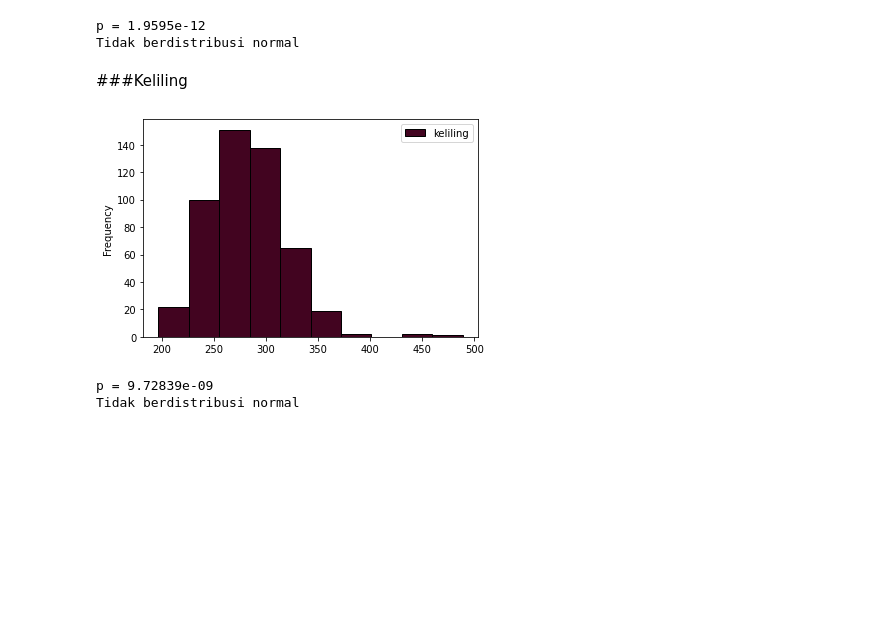
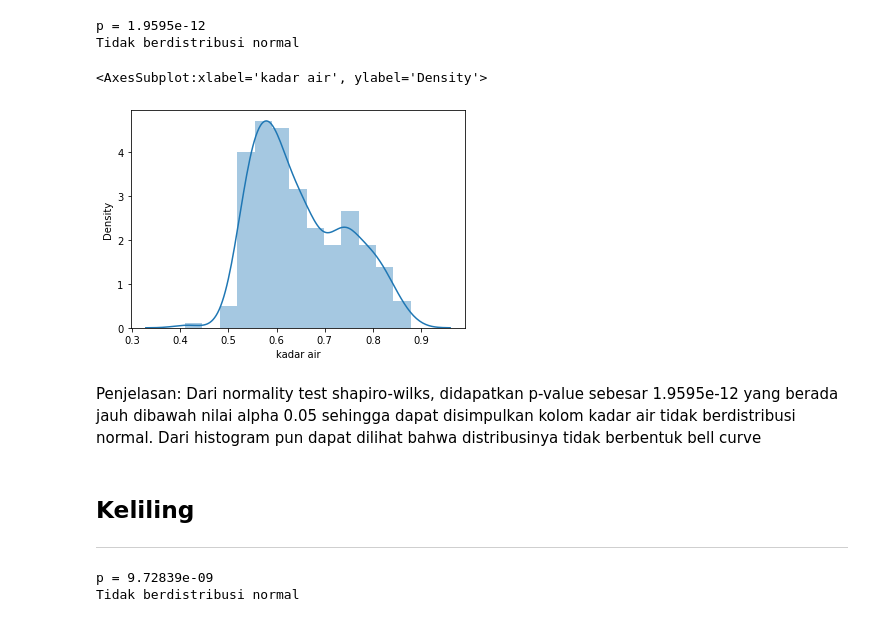
Before and after one commit to girvinjunod/TubesProbstat, a Jupyter notebook: 02_T1_IF2220_13519081.ipynb, the cells around one changed output. Saved outputs shown, nothing was run; the diff lists cells and outputs as text; code cells hidden in the pictures; blank space fills up the shorter version.

```diff
--- a/02_T1_IF2220_13519081.ipynb
+++ b/02_T1_IF2220_13519081.ipynb
@@ -488,13 +683,17 @@ else:
 # %% [output]
 p = 1.9595e-12
 Tidak berdistribusi normal
+# %%
+sns.distplot(gandum['kadar air'])
+# %% [output]
+<AxesSubplot:xlabel='kadar air', ylabel='Density'>
+[figure, added]
+# %% [markdown]
+Penjelasan:
+Dari normality test shapiro-wilks, didapatkan p-value sebesar 1.9595e-12 yang berada jauh dibawah nilai alpha 0.05 sehingga dapat disimpulkan kolom kadar air tidak berdistribusi normal. Dari histogram pun dapat dilihat bahwa distribusinya tidak berbentuk bell curve
 # %% [markdown]
-###Keliling
+## Keliling
+---
-# %%
-df = pd.DataFrame(data = gandum, columns = ['keliling'])
-hist = df.plot.hist(bins = 10, color = '#420420', edgecolor='black')
-# %% [output]
-[figure, removed]
 # %%
 df = pd.DataFrame(data = gandum, columns = ['keliling'])
 #stat, p = s.normaltest(df, axis= 0, nan_policy='omit') D'Agostino
```
Also changed, not shown: parts of 271 cells of this notebook, 4 other files.
